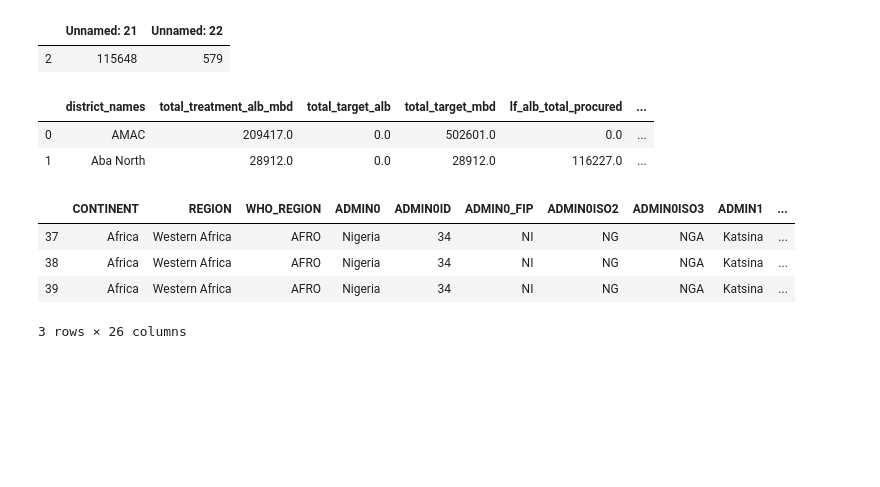
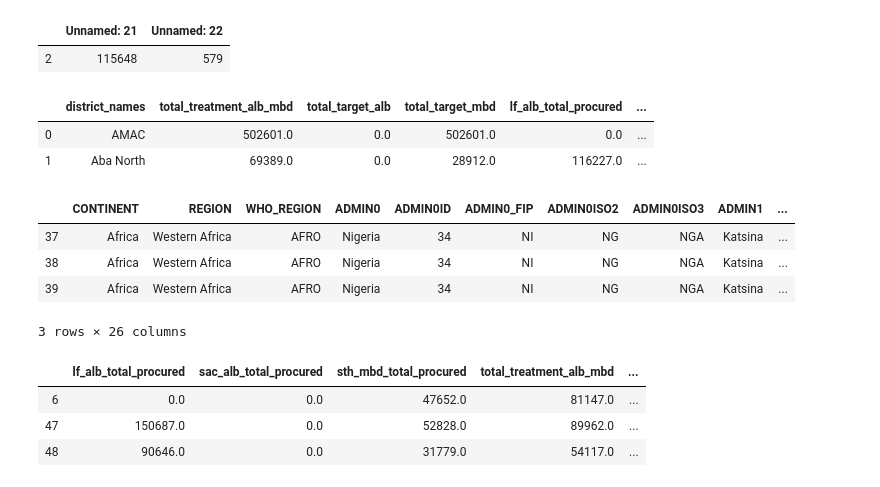
Before and after one commit to stm7631/AA-08-Washington-Data-Wizards, a Jupyter notebook: Code/Reading and Plotting Nigeria Data.ipynb, the cells around one changed output. Drawn from its saved outputs; the diff is of its cells as text; code cells hidden in the pictures; blank space fills up the shorter version.

```diff
--- a/Code/Reading and Plotting Nigeria Data.ipynb
+++ b/Code/Reading and Plotting Nigeria Data.ipynb
@@ -53,7 +61,7 @@ pzq_total_procured = pzq_tab_procured.iloc[:, 0] + pzq_tab_procured.iloc[:, 1]
 # Here I selecte the different colummns I  need and store them as seperate Series. The rows start at level 2
 # The columns for the first two variables have names, but the rest I find by indexing.
 district_names = alb_mbd.loc[2:, "Unnamed: 2"]
-total_treatment = alb_mbd.loc[2:, "Population requiring treatment with ALB/MBD"]
+total_treatment = alb_mbd.loc[2:, "Unnamed: 5"]
 total_target_alb = alb_mbd.iloc[2:, 15]
 total_target_mbd = alb_mbd.iloc[2:, 19]
 lf_alb_tab_bottle = alb_mbd.iloc[2:, 21:23]
@@ -68,21 +76,24 @@ lf_alb_tab_bottle.head(1)
 # %%
 # combining the different Series into one dataframe
 selectedData = pd.DataFrame({'district_names':district_names, 'total_treatment_alb_mbd':total_treatment, 'total_target_alb':total_target_alb, 'total_target_mbd':total_target_mbd, 'lf_alb_total_procured':lf_alb_tab_bottle.iloc[:,0] + lf_alb_tab_bottle.iloc[:,1], 'sac_alb_total_procured':sac_alb_tab_bottle.iloc[:,0] + sac_alb_tab_bottle.iloc[:,1], 'sth_mbd_total_procured':sac_mbd_tab_bottle.iloc[:,0] + sac_mbd_tab_bottle.iloc[:,1],
                             'pzq_total_treatment':pzq_total_treatment, 'pzq_total_procured':pzq_total_procured, 'ivm_total_treatment':ivm_total_treatment, 'ivm_total_procured':ivm_total_procured})
 
 # the data is of type string, so here I am just changing everything but the district names to numerics
 for col in selectedData.columns:
     if col != 'district_names':
         selectedData[col] = pd.to_numeric(selectedData[col])
 
 # grouping the data by district names and using a mean to aggregate districts that may have multiple rows
 # this is probably not the right way to do it, but it was a quick solution
 selectedData = selectedData.groupby('district_names').mean().reset_index()
+# saving data
+selectedData.to_csv('../Data/Nigeria/filtered_nigeria_data.csv', index=False)
+# checking data
 selectedData.head(2)
 # %% [output]
 |  | district_names | total_treatment_alb_mbd | total_target_alb | total_target_mbd | lf_alb_total_procured | ... |
-| 0 | AMAC | 209417.0 | 0.0 | 502601.0 | 0.0 | ... |
-| 1 | Aba North | 28912.0 | 0.0 | 28912.0 | 116227.0 | ... |
+| 0 | AMAC | 502601.0 | 0.0 | 502601.0 | 0.0 | ... |
+| 1 | Aba North | 69389.0 | 0.0 | 28912.0 | 116227.0 | ... |
 # %%
 # loading in geojson
 shapefile = '../Data/Nigeria/Nigeria_Shape/AFRO_IUs_201812.shp'
@@ -111,3 +120,11 @@ selectedData.to_csv('filtered_nigeria_data.csv', index=False)
+# %%
+# checking data
+merged[merged.sth_mbd_total_procured != 0].loc[:,['lf_alb_total_procured', 'sac_alb_total_procured', 'sth_mbd_total_procured', 'total_treatment_alb_mbd', 'total_target_mbd', 'mbd_ratio']].head(3)
+# %% [output]
+|  | lf_alb_total_procured | sac_alb_total_procured | sth_mbd_total_procured | total_treatment_alb_mbd | ... |
+| 6 | 0.0 | 0.0 | 47652.0 | 81147.0 | ... |
+| 47 | 150687.0 | 0.0 | 52828.0 | 89962.0 | ... |
+| 48 | 90646.0 | 0.0 | 31779.0 | 54117.0 | ... |
 # %%
 # creating a plot
 # any white space is probably a null value, meaning either no data, or something is wrong the data cleaning I did
```
Also changed, not shown: parts of 6 cells of this notebook, 1 other file.
